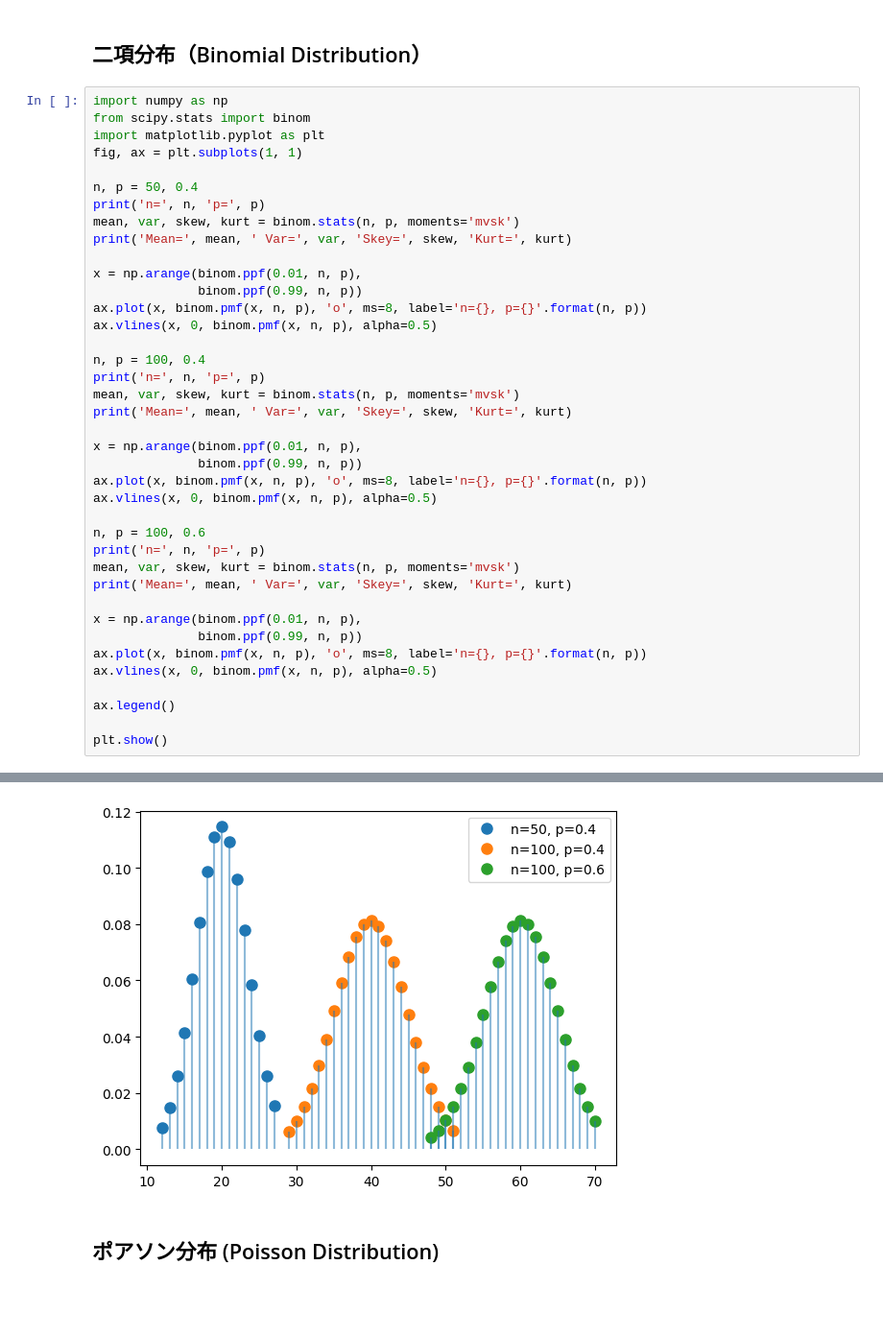
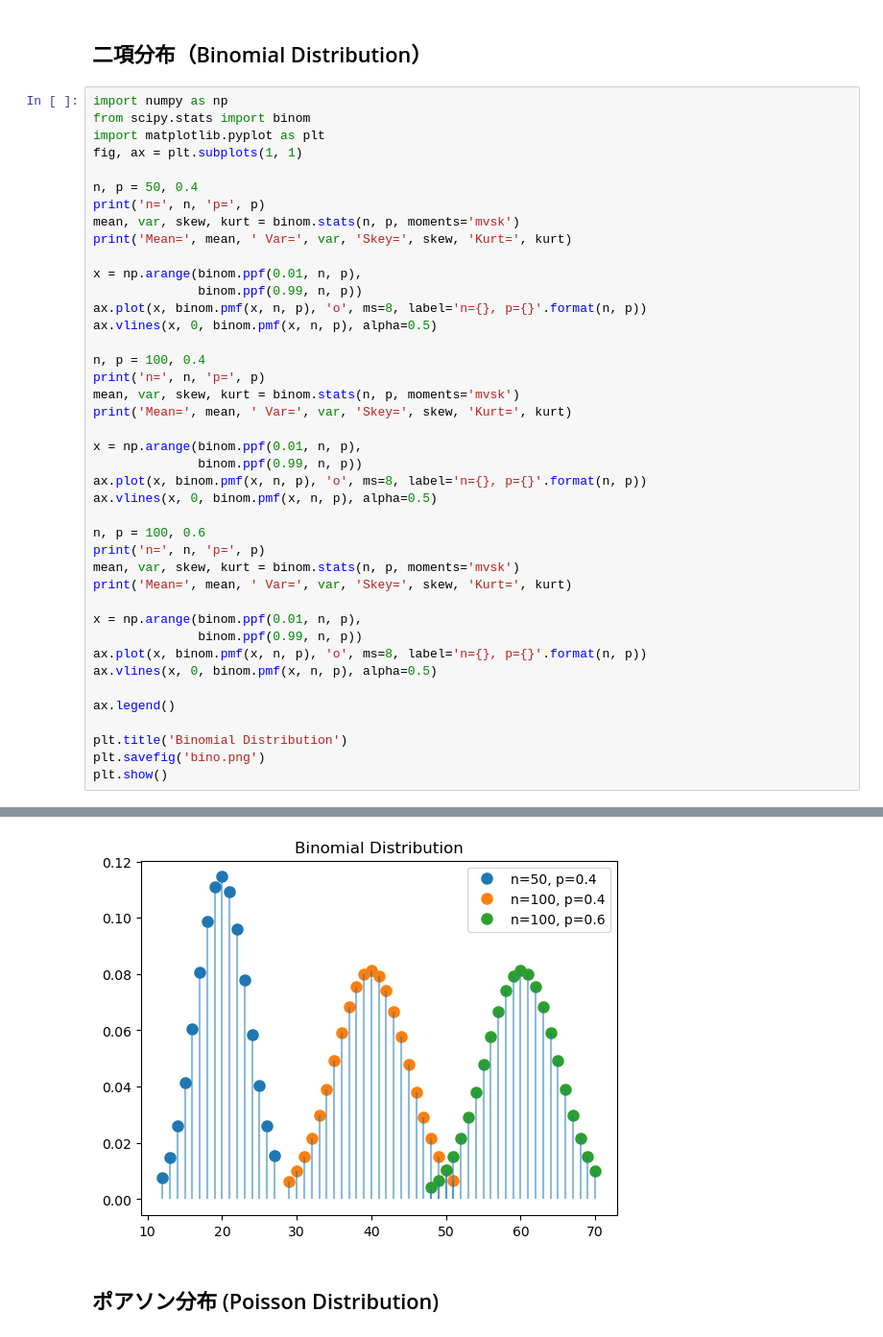
Before and after one commit to namoshi/mathAI, a Jupyter notebook: py_stat_data.ipynb, the cells around one changed output, grey strips where cells are left out. Shown: that part at 96% size. Drawn from its saved outputs; the diff is of its cells as text; blank space fills up the shorter version.

```diff
--- a/py_stat_data.ipynb
+++ b/py_stat_data.ipynb
@@ -304,34 +304,36 @@ ax.vlines(x, 0, binom.pmf(x, n, p), alpha=0.5)
 n, p = 100, 0.4
 print('n=', n, 'p=', p)
 mean, var, skew, kurt = binom.stats(n, p, moments='mvsk')
 print('Mean=', mean, ' Var=', var, 'Skey=', skew, 'Kurt=', kurt)
 
 x = np.arange(binom.ppf(0.01, n, p),
               binom.ppf(0.99, n, p))
 ax.plot(x, binom.pmf(x, n, p), 'o', ms=8, label='n={}, p={}'.format(n, p))
 ax.vlines(x, 0, binom.pmf(x, n, p), alpha=0.5)
 
 n, p = 100, 0.6
 print('n=', n, 'p=', p)
 mean, var, skew, kurt = binom.stats(n, p, moments='mvsk')
 print('Mean=', mean, ' Var=', var, 'Skey=', skew, 'Kurt=', kurt)
 
 x = np.arange(binom.ppf(0.01, n, p),
               binom.ppf(0.99, n, p))
 ax.plot(x, binom.pmf(x, n, p), 'o', ms=8, label='n={}, p={}'.format(n, p))
 ax.vlines(x, 0, binom.pmf(x, n, p), alpha=0.5)
 
 ax.legend()
 
+plt.title('Binomial Distribution')
+plt.savefig('bino.png')
 plt.show()
 # %% [output]
 n= 50 p= 0.4
 Mean= 20.0  Var= 12.0 Skey= 0.05773502691896257 Kurt= -0.03666666666666668
 n= 100 p= 0.4
 Mean= 40.0  Var= 24.0 Skey= 0.0408248290463863 Kurt= -0.01833333333333334
 n= 100 p= 0.6
 Mean= 60.0  Var= 24.0 Skey= -0.0408248290463863 Kurt= -0.01833333333333333
-[figure, old version]
+[figure, new version]
 # %% [markdown]
 ## ポアソン分布 (Poisson Distribution)
 # %%
```
Also changed, not shown: parts of 3 cells of this notebook, 5 other files.
